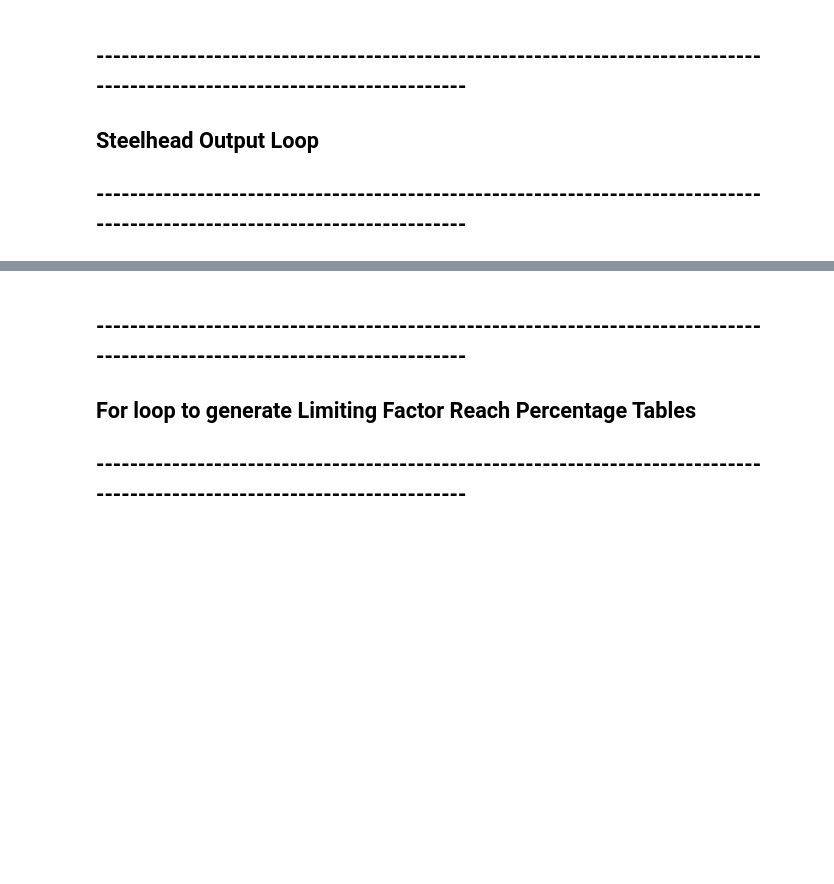
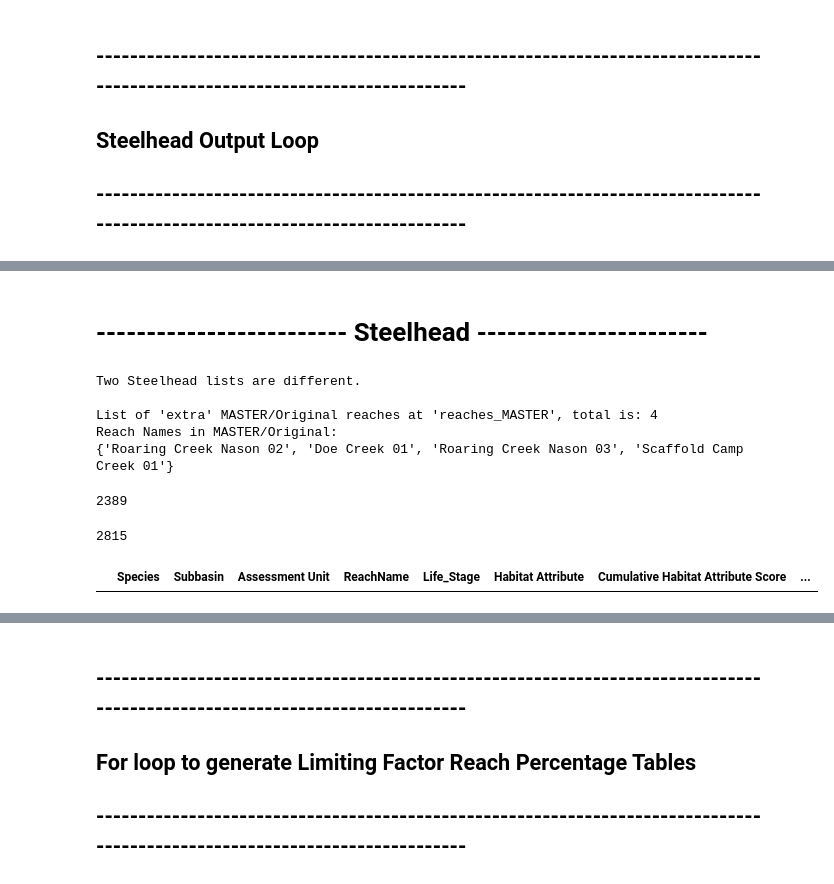
Before and after one commit to rniemeyer07/UCSRB_Prioritization_Python_Scripts, a Jupyter notebook: Limiting_Factors_Output.ipynb, the cells around one changed output, grey strips where cells are left out. Cells and saved outputs as stored; diff of their text form; code cells hidden in the pictures; blank space fills up the shorter version.

```diff
--- a/Limiting_Factors_Output.ipynb
+++ b/Limiting_Factors_Output.ipynb
@@ -274,6 +289,4 @@ habitat_attribute_scores['Assessment Unit'] = habitat_attribute_scores['Assessme
 ### Open Tables from Habitat Database: Reach Life Stage
 # %%
 life_stage_habitat = pd.read_excel('Y:/UCRTT/Prioritization/Step 2/Habitat Evaluation/MASTER_Step2_HabitatAnalysis.xlsx',
-                   'HabitatAttribute_byLifeStage')
-AU_life_stage_priorities = pd.read_excel('Y:/UCRTT/Prioritization/Step 2/Habitat Evaluation/MASTER_Step2_SECOND_HabitatAnalysis.xlsx',
-                   'AU_Life_Stage_Priorities')
+                   'Attribute_LifeStage Crosswalk')
@@ -300,3 +293,6 @@ life_stage_habitat
+# %%
+AU_life_stage_priorities = pd.read_excel('Y:/UCRTT/Prioritization/Step 2/Habitat Evaluation/MASTER_Step2_HabitatAnalysis.xlsx',
+                   'LifeStage_Priorities', skiprows=[0])
 # %% [markdown]
 ### Filter out Habitat Attributes for Life Stages for each Species
 # %%
@@ -364,0 +349,13 @@ number of reaches/rows after AU criteria: 3456
+# %%
+Sum_Life_Stage_Criteria = reach_life_stage_presence_Spring_Chinook.loc[reach_life_stage_presence_Spring_Chinook[Sum_Life_Stage_vars['variable'][0]].isin(Sum_Life_Stage)]
+Sum_Life_Stage_Criteria_Reaches = Sum_Life_Stage_Criteria.ReachName
+Spring_Chinook_data_frame = Spring_Chinook_data_frame.loc[Spring_Chinook_data_frame['ReachName'].isin(Sum_Life_Stage_Criteria_Reaches)]
+
+# ------------- Prep Sum Life Stage ----------
+Sum_Life_Stage_output = Sum_Life_Stage_Criteria.loc[Sum_Life_Stage_Criteria['ReachName'].isin(Spring_Chinook_data_frame.ReachName)]
+Sum_Life_Stage_output = Sum_Life_Stage_output[['ReachName',Sum_Life_Stage_vars['variable'][0]]]
+# ------- add life Stage Sum --------------
+Spring_Chinook_data_frame = Spring_Chinook_data_frame.sort_values(by = 'ReachName')
+Spring_Chinook_data_frame = pd.merge(Spring_Chinook_data_frame, Sum_Life_Stage_output, on=['ReachName'])
+
+print('number of reaches/row after Sum Life Stage criteria: ' + str(Spring_Chinook_data_frame.shape[0]) )
@@ -396,0 +402,12 @@ number of reaches/rows after AU criteria: 5807
+# %%
+Sum_Life_Stage_Criteria = reach_life_stage_presence_Steelhead.loc[reach_life_stage_presence_Steelhead[Sum_Life_Stage_vars['variable'][0]].isin(Sum_Life_Stage)]
+Sum_Life_Stage_Criteria_Reaches = Sum_Life_Stage_Criteria.ReachName
+Steelhead_data_frame = Steelhead_data_frame.loc[Steelhead_data_frame['ReachName'].isin(Sum_Life_Stage_Criteria_Reaches)]
+
+# ------------- Prep Sum Life Stage ----------
+Sum_Life_Stage_output = Sum_Life_Stage_Criteria.loc[Sum_Life_Stage_Criteria['ReachName'].isin(Steelhead_data_frame.ReachName)]
+Sum_Life_Stage_output = Sum_Life_Stage_output[['ReachName',Sum_Life_Stage_vars['variable'][0]]]
+# ------- add life Stage Sum --------------
+Steelhead_data_frame = Steelhead_data_frame.sort_values(by = 'ReachName')
+Steelhead_data_frame = pd.merge(Steelhead_data_frame, Sum_Life_Stage_output, on=['ReachName'])
+print('number of reaches after Sum Life Stage criteria: ' + str(Steelhead_data_frame.shape[0]) )
@@ -735,0 +842,42 @@ habitat_attribute_scores[habitat_attribute_scores.ReachName.isin([reach_name])]
+# %% [markdown]
+# ------------------------- Steelhead -----------------------
+# %%
+
+# -------------------- Identify if lists are the same ------------
+
+if is_identical(MASTER_output_Steelhead_ReachNames, python_script_output_Steelhead_ReachNames):
+    print("Two Steelhead lists are identical.")
+else:
+    print("Two Steelhead lists are different.")
+    print("  ")
+
+# ---------- gets "extra" reaches in MASTER_Step2_HabitatAnalysis ---------------
+if(len(get_difference(MASTER_output_Steelhead_ReachNames, python_script_output_Steelhead_ReachNames)) > 0):
+
+    reaches_MASTER = get_difference(MASTER_output_Steelhead_ReachNames, python_script_output_Steelhead_ReachNames)
+
+    print("List of 'extra' MASTER/Original reaches at 'reaches_MASTER', total is: " + str(len(reaches_MASTER)))
+    print("Reach Names in MASTER/Original: ")
+    print(reaches_MASTER)
+print("  ")
+
+# ---------- gets "extra" reaches generated by python script ---------------
+if(len(get_difference(python_script_output_Steelhead_ReachNames, MASTER_output_Steelhead_ReachNames)) > 0):
+    reaches_Python = get_difference(python_script_output_Steelhead_ReachNames, MASTER_output_Steelhead_ReachNames)
+    print("List of 'extra' Python script reaches at 'reaches_Python', total is: " + str(len(reaches_Python)))
+    print("Reach Names in Python Script: ")
+    print(reaches_Python)
+# %% [output]
+Two Steelhead lists are different.
+
+List of 'extra' MASTER/Original reaches at 'reaches_MASTER', total is: 4
+Reach Names in MASTER/Original:
+{'Roaring Creek Nason 02', 'Doe Creek 01', 'Roaring Creek Nason 03', 'Scaffold Camp Creek 01'}
+# %%
+len(python_script_output_Steelhead_ReachNames)
+# %% [output]
+2389
+# %%
+len(MASTER_output_Steelhead_ReachNames)
+# %% [output]
+2815
@@ -735,0 +886,4 @@ habitat_attribute_scores[habitat_attribute_scores.ReachName.isin([reach_name])]
+# %%
+Steelhead_Limiting_Factor_Output_All_Stages[Steelhead_Limiting_Factor_Output_All_Stages.ReachName == "Doe Creek 01"]
+# %% [output]
+|  | Species | Subbasin | Assessment Unit | ReachName | Life_Stage | Habitat Attribute | Cumulative Habitat Attribute Score | ... |
```
Also changed, not shown: parts of 80 cells of this notebook, 2 other files.
